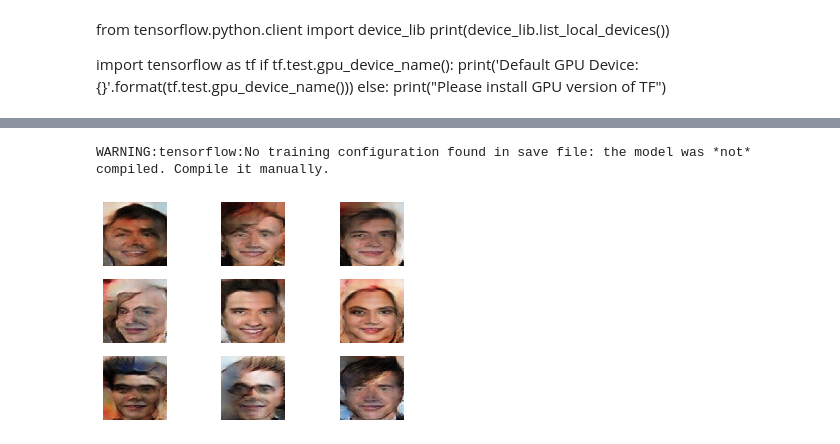
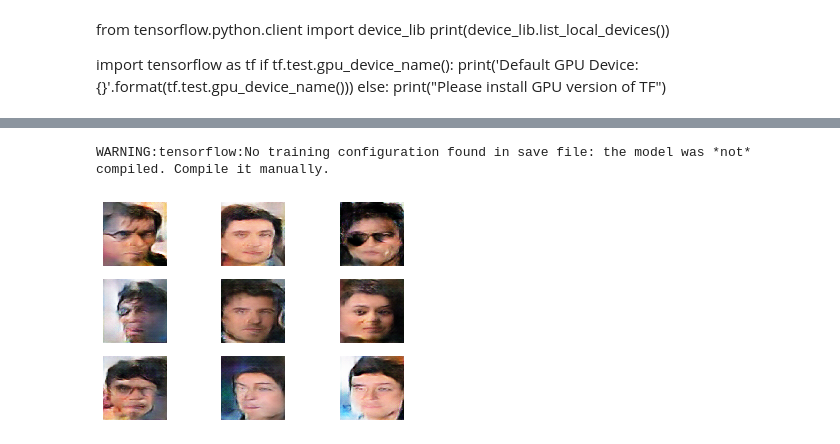
Before and after one commit to pptr3/face-generation-gan-keras, a Jupyter notebook: aux_cond_modified-Copy12222.ipynb, the cells around one changed output, grey strips where cells are left out. Drawn from its saved outputs; the diff is of its cells as text; code cells hidden in the pictures.

Commit message:
fix code to be used without embedding layer regardless the number of attributes

```diff
--- a/aux_cond_modified-Copy12222.ipynb
+++ b/aux_cond_modified-Copy12222.ipynb
@@ -378,7 +378,7 @@ def define_discriminator(n_attr,in_shape=(64,64,3)): # HERE
 
 
 # define the standalone generator model
-def define_generator_old(latent_dim, n_attr, embedding_dim):
+def define_generator(latent_dim, n_attr, embedding_dim):
     # weights initialization:
     init = RandomNormal(stddev=0.02)
     # label input
@@ -386,7 +386,7 @@ def define_generator_old(latent_dim, n_attr, embedding_dim):
     # embedding for categorical input
     #li = Embedding(n_attr, embedding_dim)(in_label)
     # linear multiplication
-    n_nodes = 4 * 4 * 3
+    n_nodes = 4 * 4 * n_attr
     li = Dense(n_nodes)(in_label)
     # reshape to additional channel
     li = Reshape((4, 4, n_attr))(li)
@@ -399,16 +399,16 @@ def define_generator_old(latent_dim, n_attr, embedding_dim):
     gen = Reshape((4, 4, 128))(gen)
     # merge image gen and label input
     merge = Concatenate()([gen, li])
-    gen = Conv2DTranspose(filters=128, kernel_size=4, strides=(2,2), padding='same', kernel_initializer=init)(merge)
+    gen = SNConv2DTranspose(filters=128, kernel_size=4, strides=(2,2), padding='same', kernel_initializer=init, spectral_normalization=True)(merge)
     gen = LeakyReLU(alpha=0.2)(gen)
-    gen = Conv2DTranspose(filters=128, kernel_size=4, strides=(2,2), padding='same', kernel_initializer=init)(gen)
+    gen = SNConv2DTranspose(filters=128, kernel_size=4, strides=(2,2), padding='same', kernel_initializer=init, spectral_normalization=True)(gen)
     gen = LeakyReLU(alpha=0.2)(gen)
-    gen = Conv2DTranspose(filters=128, kernel_size=4, strides=(2,2), padding='same', kernel_initializer=init)(gen)
+    gen = SNConv2DTranspose(filters=128, kernel_size=4, strides=(2,2), padding='same', kernel_initializer=init, spectral_normalization=True)(gen)
     gen = LeakyReLU(alpha=0.2)(gen)
-    gen = Conv2DTranspose(filters=128, kernel_size=4, strides=(2,2), padding='same', kernel_initializer=init)(gen)
+    gen = SNConv2DTranspose(filters=128, kernel_size=4, strides=(2,2), padding='same', kernel_initializer=init, spectral_normalization=True)(gen)
     gen = LeakyReLU(alpha=0.2)(gen)
     # output
-    out_layer = Conv2D(3, kernel_size=4, activation='tanh', padding='same', kernel_initializer=init)(gen)
+    out_layer = SNConv2D(3, kernel_size=4, activation='tanh', padding='same', kernel_initializer=init, spectral_normalization=True)(gen)
     # define model
     model = Model([in_lat, in_label], out_layer)
     return model
@@ -492,15 +496,15 @@ dict_attributes = {1: '5_o_Clock_Shadow', 2: 'Arched_Eyebrows', 3: 'Attractive',
                    31: 'Sideburns', 32: 'Smiling', 33: 'Straight_Hair', 34: 'Wavy_Hair', 35: 'Wearing_Earrings',
                    36: 'Wearing_Hat', 37: 'Wearing_Lipstick', 38: 'Wearing_Necklace', 39: 'Wearing_Necktie', 40: 'Young'}
 
-ind_attributes = [9, 10, 32] # Black_Hair, Blond_Hair, Smiling, Eyeglasses
-'''
+#ind_attributes = [9, 10, 32] # Black_Hair, Blond_Hair, Smiling
+
 ind_attributes = [1, 2, 3, 4, 5, 6, 7, 8, 9, 10,
                  11, 12, 13, 14, 15, 16, 17, 18, 19, 20,
                  21, 22, 23, 24, 25, 26, 27, 28, 29, 30,
-                 31, 32, 33, 34, 35, 36, 37, 38, 39, 40 ]'''
+                 31, 32, 33, 34, 35, 36, 37, 38, 39, 40 ]
 # use booleans to indicate respectively wrt the "ind_attributes" which attributes must be used to test the conditioning:
-ind_test_attributes = np.array([1, 1, 1])
-'''ind_test_attributes = np.array([1, 1, 1, 1, 1, 1, 1, 1, 1 , 1,
+#ind_test_attributes = np.array([1, 1, 1])
+ind_test_attributes = np.array([1, 1, 1, 1, 1, 1, 1, 1, 1 , 1,
                                1, 1, 1, 1, 1, 1, 1, 1, 1 ,1,
                                1, 1, 1, 1, 1, 1, 1, 1, 1 ,1,
-                               1, 1, 1, 1, 1, 1, 1, 1, 1 ,1])'''
+                               1, 1, 1, 1, 1, 1, 1, 1, 1 ,1])
@@ -536,7 +538,7 @@ d_model = define_discriminator(n_attr)
 #d_model.summary()
 
 # create the generator
-g_model = define_generator_old(latent_dim, n_attr, embedding_dim)
+g_model = define_generator(latent_dim, n_attr, embedding_dim)
 #g_model.summary()
 
 # create the gan
@@ -577,28 +556,28 @@ def load_groundtruth_labels(how_many, ind_attributes, dict_attributes, attr_file
 # %%
 # create and save a plot of generated images
 def save_plot(examples, n):
     # plot images
     for i in range(n * n):
         # define subplot
         plt.subplot(n, n, 1 + i)
         # turn off axis
         plt.axis('off')
         # plot raw pixel data
         plt.imshow(examples[i, :, :])
     plt.show()
 
-model = load_model('cgan/model_3attr_50k_25epoche_sembra_condizionare_bene.h5',
+model = load_model('cgan/cgan_generator_3attr_36epochs_50ktrainig_noembeddgin.h5',
                            custom_objects={'SNConv2DTranspose':SNConv2DTranspose, 'SNConv2D': SNConv2D})
 latent_points, labels = generate_latent_points(latent_dim, 100, n_attr)
 # specify labels
 labels = np.zeros((latent_dim, n_attr))
 #labels = load_groundtruth_labels(100, ind_attributes, dict_attributes)
-labels[:, 2] = 1
+labels[:, 0] = 1
 # generate images
 X = model.predict([latent_points, labels])
 # scale from [-1,1] to [0,1]
 X = (X + 1) / 2.0
 save_plot(X, 3)
 # %% [output]
 WARNING:tensorflow:No training configuration found in save file: the model was *not* compiled. Compile it manually.
-[figure, old version]
+[figure, new version]
```
Also changed, not shown: parts of 6 cells of this notebook.
